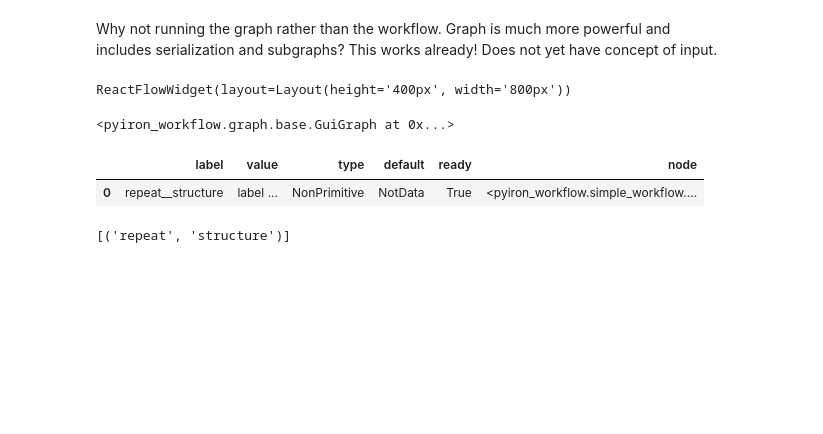
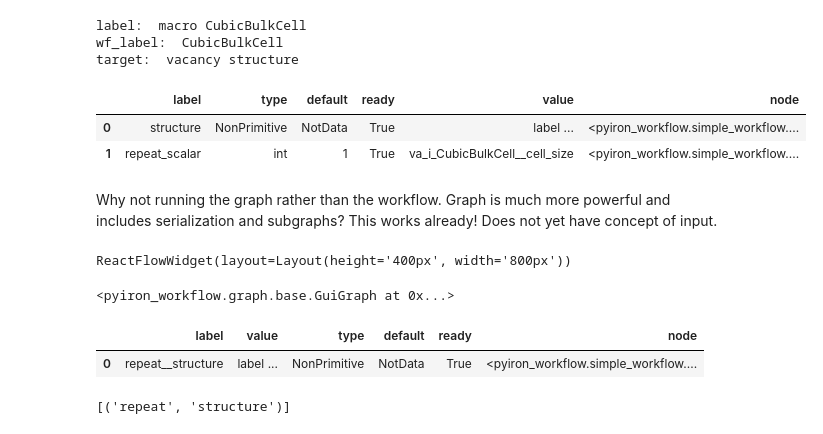
Before and after one commit to pyiron/pyiron_core, a Jupyter notebook: notebooks/tests.ipynb, the cells around one changed output. Saved outputs shown, nothing was run; the diff lists cells and outputs as text; code cells hidden in the pictures; blank space fills up the shorter version.

```diff
--- a/notebooks/tests.ipynb
+++ b/notebooks/tests.ipynb
@@ -14,3 +45,12 @@ import pyiron_nodes as pn
+# %%
+base.get_graph_from_macro_node(node).nodes["repeat"].node.inputs
+# %% [output]
+label:  macro CubicBulkCell
+wf_label:  CubicBulkCell
+target:  vacancy structure
+|  | label | type | default | ready | value | node |
+| 0 | structure | NonPrimitive | NotData | True | label ... | <pyiron_workflow.simple_workflow.... |
+| 1 | repeat_scalar | int | 1 | True | va_i_CubicBulkCell__cell_size | <pyiron_workflow.simple_workflow.... |
 # %% [markdown]
 Why not running the graph rather than the workflow. Graph is much more powerful and includes serialization and subgraphs? This works already! Does not yet have concept of input.
 # %%
```
Also changed, not shown: parts of 4 cells of this notebook, 3 other files.
